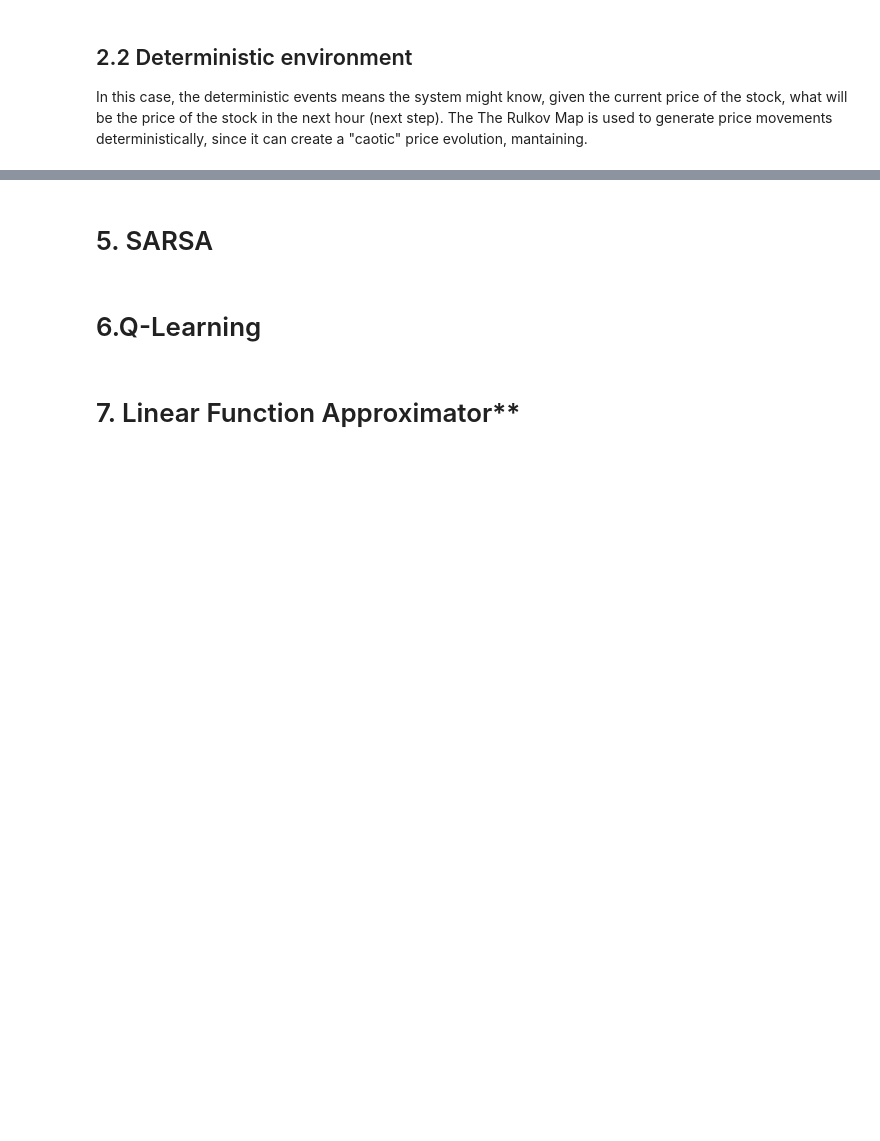
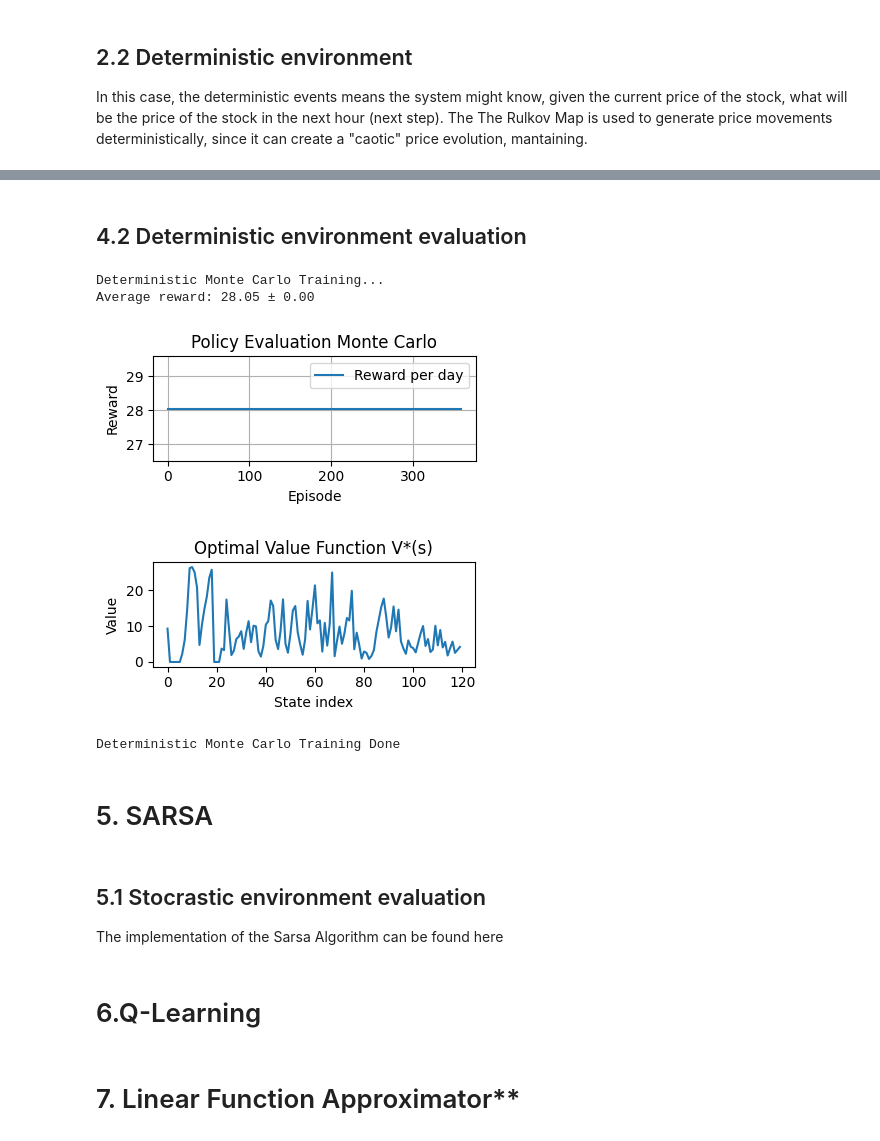
Before and after one commit to renatavillegas/ReinforcedLearning, a Jupyter notebook: Project1.ipynb, the cells around one changed output, grey strips where cells are left out. Saved outputs shown, nothing was run; the diff lists cells and outputs as text; code cells hidden in the pictures; blank space fills up the shorter version.

```diff
--- a/Project1.ipynb
+++ b/Project1.ipynb
@@ -279,2 +482,23 @@ In the determimnistc environment, the price is
+# %% [markdown]
+## 4.2 Deterministic environment evaluation
+# %%
+det_env = DeterministicTradingEnv(n_steps=hours_per_day, start_price=start_price, window_size=window_size)
+print("Deterministic Monte Carlo Training...")
+det_Q_mc = monte_carlo_train(det_env, num_train_episodes, gamma, epsilon, N0)
+det_V_mc = get_value_function(det_Q_mc)
+det_rewards_mc = evaluate(det_env, det_Q_mc, num_eval_episodes)
+plot_rewards(det_rewards_mc)
+plot_values(det_V_mc)
+print("Deterministic Monte Carlo Training Done")
+# %% [output]
+Deterministic Monte Carlo Training...
+Average reward: 28.05 ± 0.00
+[figure, added]
+[figure, added]
+Deterministic Monte Carlo Training Done
 # %% [markdown]
 # 5. SARSA
+# %% [markdown]
+## 5.1 Stocrastic environment evaluation
+
+The implementation of the Sarsa Algorithm can be found here
```
Also changed, not shown: parts of 16 cells of this notebook.
